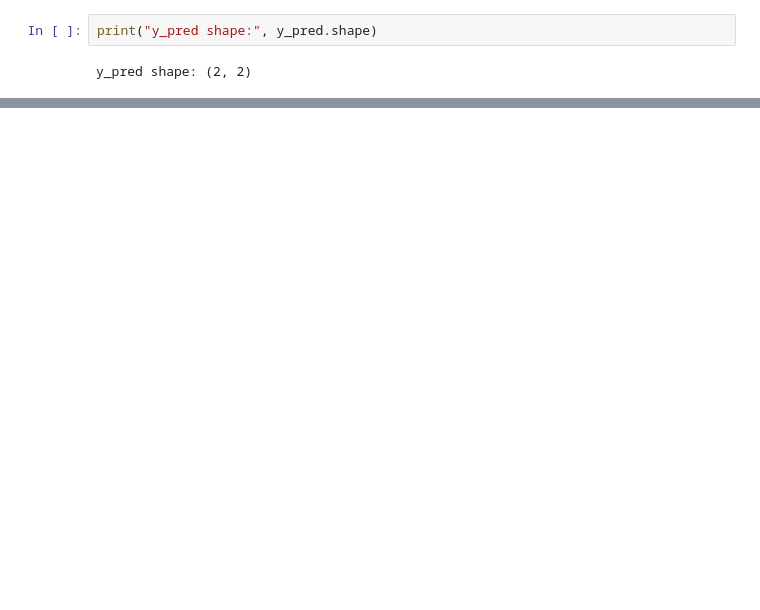
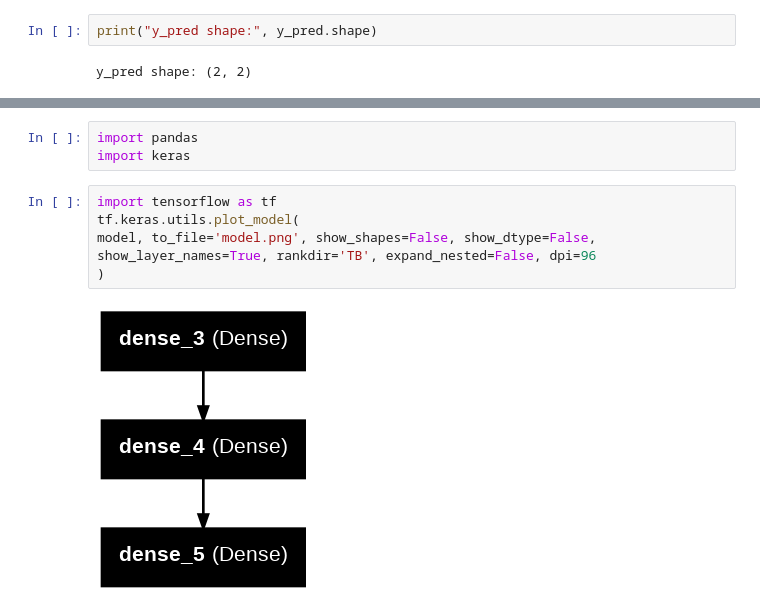
Before and after one commit to jkash25/business-challenge, a Jupyter notebook: training/training.ipynb, the cells around one changed output, grey strips where cells are left out. Cells and saved outputs as stored; diff of their text form; blank space fills up the shorter version.

```diff
--- a/training/training.ipynb
+++ b/training/training.ipynb
@@ -500,0 +580,11 @@ print(results_df.head(10))  # show top 10 rows
+# %%
+import pandas
+import keras
+# %%
+import tensorflow as tf
+tf.keras.utils.plot_model(
+model, to_file='model.png', show_shapes=False, show_dtype=False,
+show_layer_names=True, rankdir='TB', expand_nested=False, dpi=96
+)
+# %% [output]
+[figure, added]
```
Also changed, not shown: parts of 12 cells of this notebook, 2 other files.
